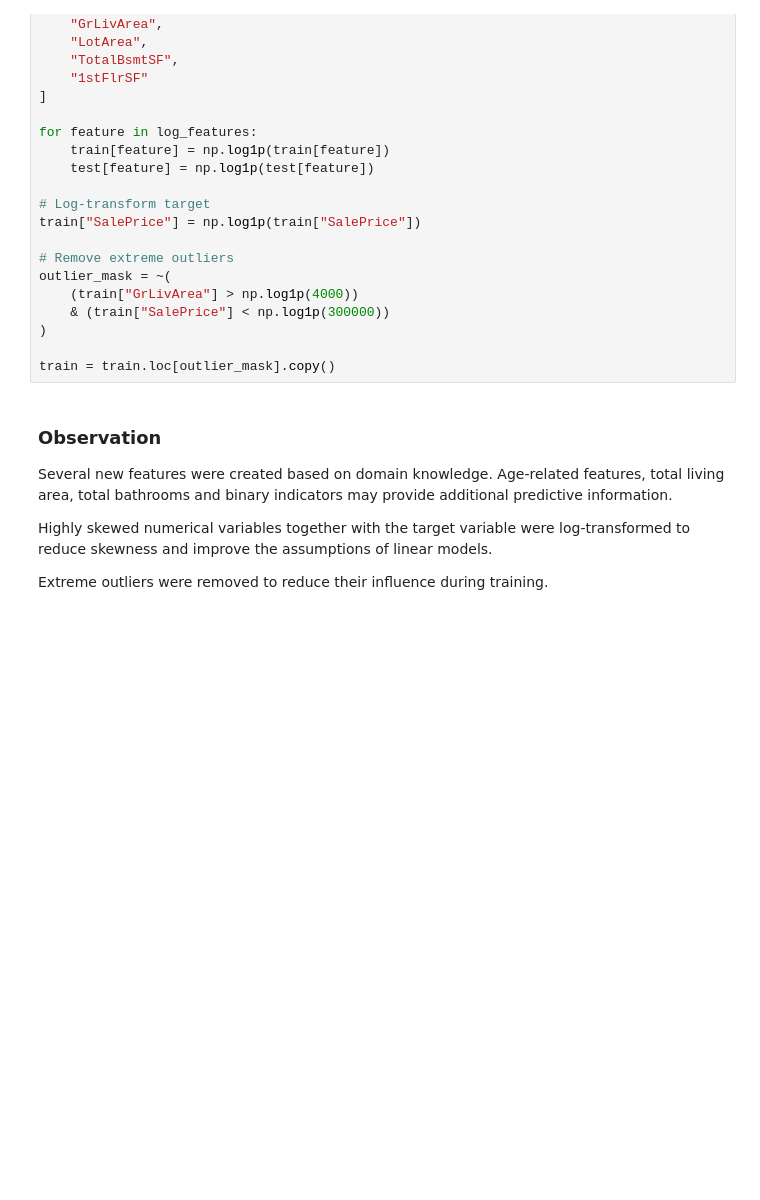
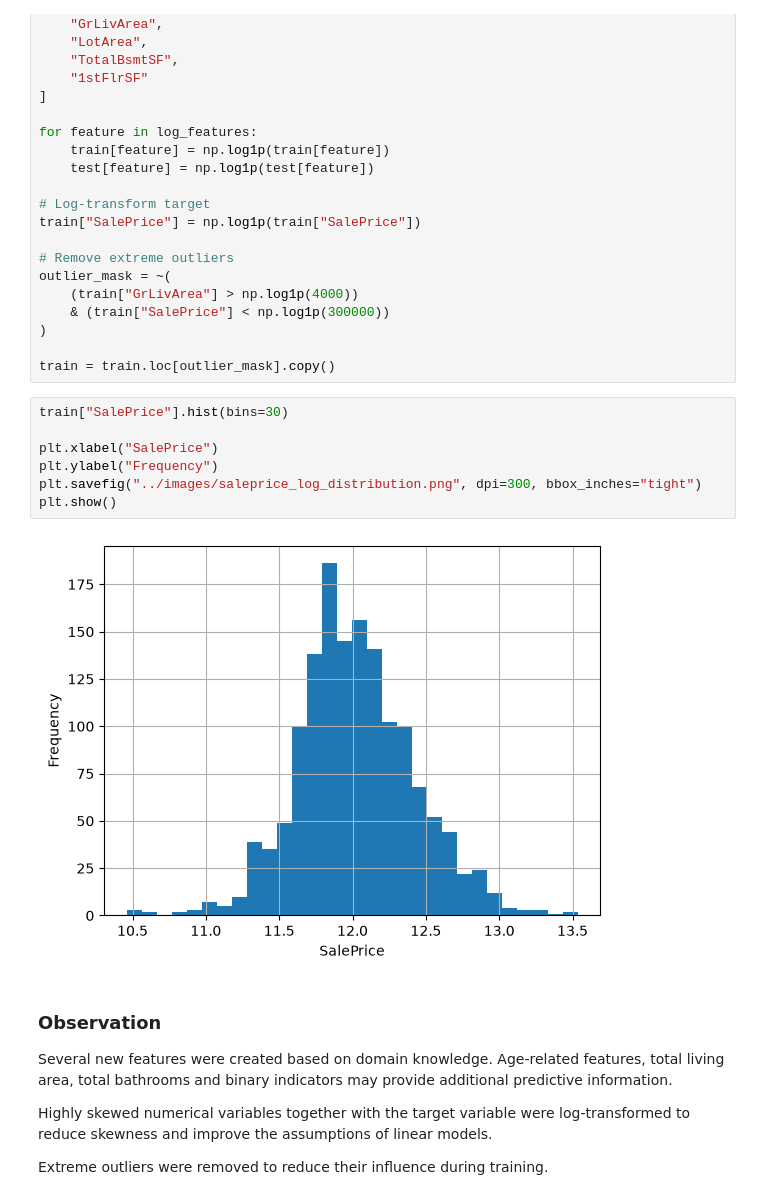
Before and after one commit to mustafa-al-soufi/house-price-prediction, a Jupyter notebook: notebooks/exploration.ipynb, the cells around one changed output. Drawn from its saved outputs; the diff is of its cells as text; blank space fills up the shorter version.

```diff
--- a/notebooks/exploration.ipynb
+++ b/notebooks/exploration.ipynb
@@ -465,6 +478,15 @@ outlier_mask = ~(
 )
 
 train = train.loc[outlier_mask].copy()
+# %%
+train["SalePrice"].hist(bins=30)
+
+plt.xlabel("SalePrice")
+plt.ylabel("Frequency")
+plt.savefig("../images/saleprice_log_distribution.png", dpi=300, bbox_inches="tight")
+plt.show()
+# %% [output]
+[figure, added]
 # %% [markdown]
 ### Observation
 
```
Also changed, not shown: parts of 4 cells of this notebook, 9 other files.
